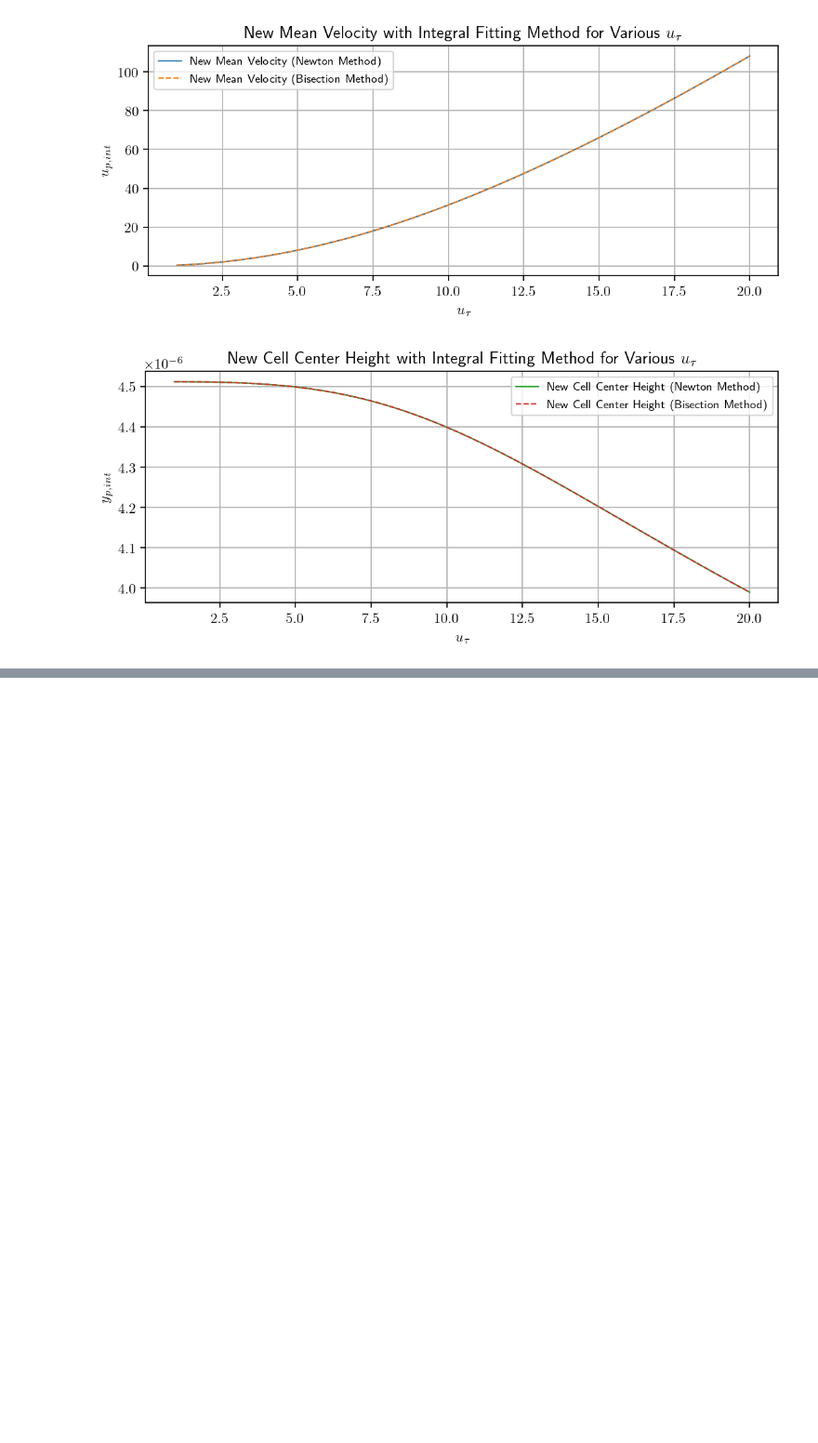
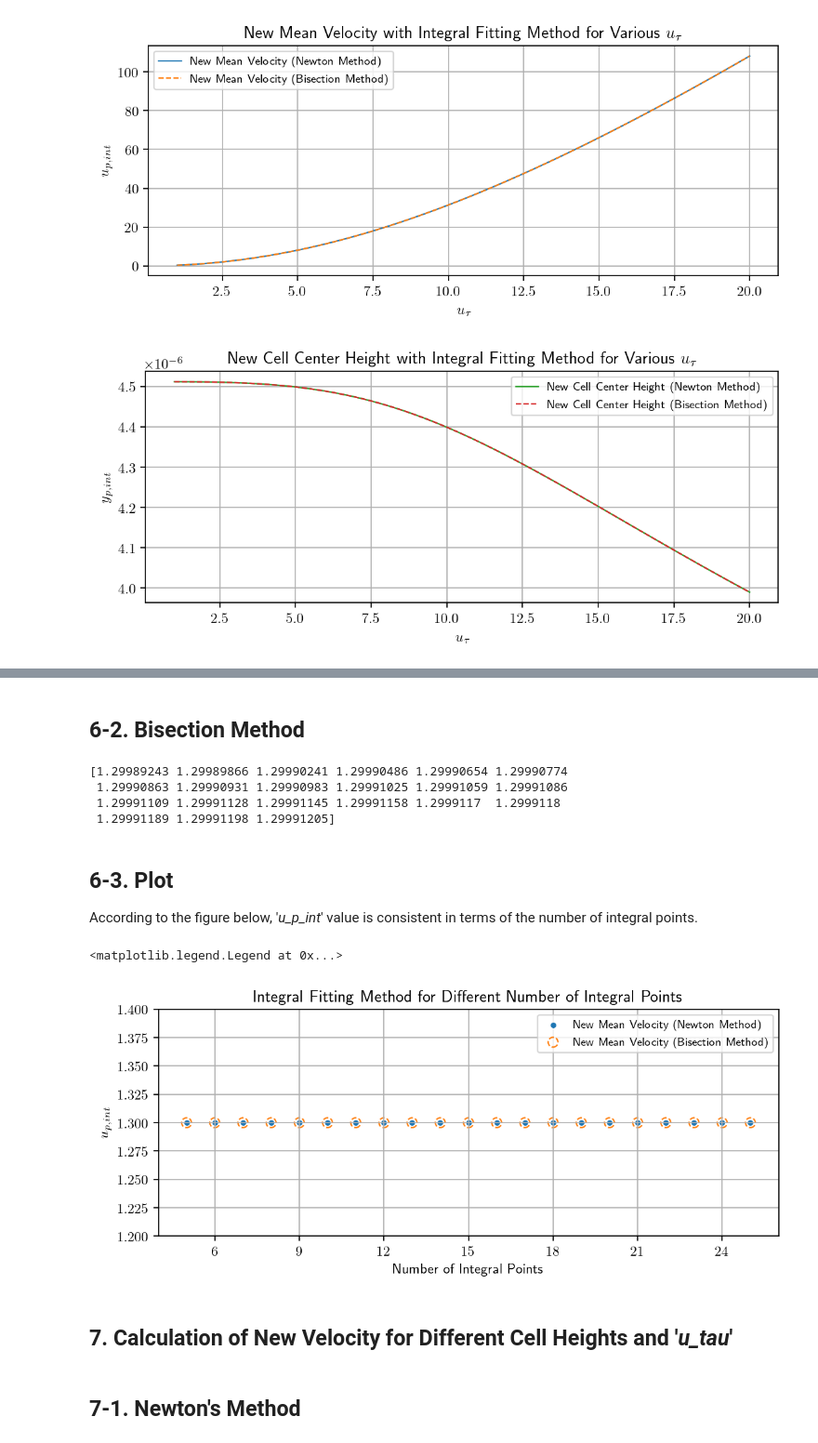
Before and after one commit to AndreWeiner/wall_modeling, a Jupyter notebook: notebooks/IntegralFittingMethod.ipynb, the cells around one changed output, grey strips where cells are left out. Shown: that part at 93% size. Drawn from its saved outputs; the diff is of its cells as text; code cells hidden in the pictures; blank space fills up the shorter version.

Commit message:
Implement the code for finding integral based velocity u_p_int; #8.

```diff
--- a/notebooks/IntegralFittingMethod.ipynb
+++ b/notebooks/IntegralFittingMethod.ipynb
@@ -243,0 +270,55 @@ ax4.legend(fontsize = 8)
+# %% [markdown]
+## 6-2. Bisection Method
+# %%
+# Different number of integral points from 5 to 25
+num_points_list_bi = [k for k in range(5, 26)]
+
+# Sum of trapezoidal parts with vector initialization
+trap_sum_list_bi = np.zeros(len(num_points_list_bi),)
+
+# u for integral method with vector initialization
+u_p_int_list_bi = np.zeros(len(num_points_list_bi),)
+
+# Initial interval
+a = 0
+b = 1000
+
+for j in range(len(num_points_list_bi)):
+    # Divide the cell height into the number of points
+    y_list_bi = np.linspace(0.0, yf, int(num_points_list_bi[j])+1)
+    for i in range(num_points_list_bi[j]):
+        trap_sum_list_bi[j] += velBisection(E, kappa, u_tau, y_list_bi[i], nu, a, b) + velBisection(E, kappa, u_tau, y_list_bi[i+1], nu, a, b)
+    # u_p_int is the new cell center velocity by integral method.
+    u_p_int_list_bi[j] = 1/2*(1/num_points_list_bi[j])*trap_sum_list_bi[j]
+
+print(u_p_int_list_bi)
+# %% [output]
+[1.29989243 1.29989866 1.29990241 1.29990486 1.29990654 1.29990774
+ 1.29990863 1.29990931 1.29990983 1.29991025 1.29991059 1.29991086
+ 1.29991109 1.29991128 1.29991145 1.29991158 1.2999117  1.2999118
+ 1.29991189 1.29991198 1.29991205]
+# %% [markdown]
+## 6-3. Plot
+
+According to the figure below, '*u_p_int*' value is consistent in terms of the number of integral points.
+# %%
+style3 = ["-", "--"]
+lw3 = 1.0
+# New mean velocity plot
+fig4, ax4 = plt.subplots(1, 1, figsize=(8, 3))
+plt.ylim([1.2, 1.4])
+plt.grid()
+ax4.set_xlabel("Number of Integral Points")
+ax4.set_ylabel(r'$u_{p,int}$')
+ax4.xaxis.set_major_locator(MaxNLocator(integer=True))
+plt.title(r"Integral Fitting Method for Different Number of Integral Points")
+ax4.scatter(num_points_list, u_p_int_list, label = r'New Mean Velocity (Newton Method)', marker='.', ls = style3[0], c = "C{:d}".format(0), lw = lw3)
+ax4.scatter(num_points_list_bi, u_p_int_list_bi, label = r'New Mean Velocity (Bisection Method)', s = 50, facecolors = 'none', edgecolors = "C{:d}".format(1), ls = style3[1], lw = lw3)
+ax4.legend(fontsize = 8)
+# %% [output]
+<matplotlib.legend.Legend at 0x...>
+[figure, added]
+# %% [markdown]
+## **7. Calculation of New Velocity for Different Cell Heights and '*u_tau*'**
+# %% [markdown]
+## 7-1. Newton's Method
```
Also changed, not shown: parts of 26 cells of this notebook.
